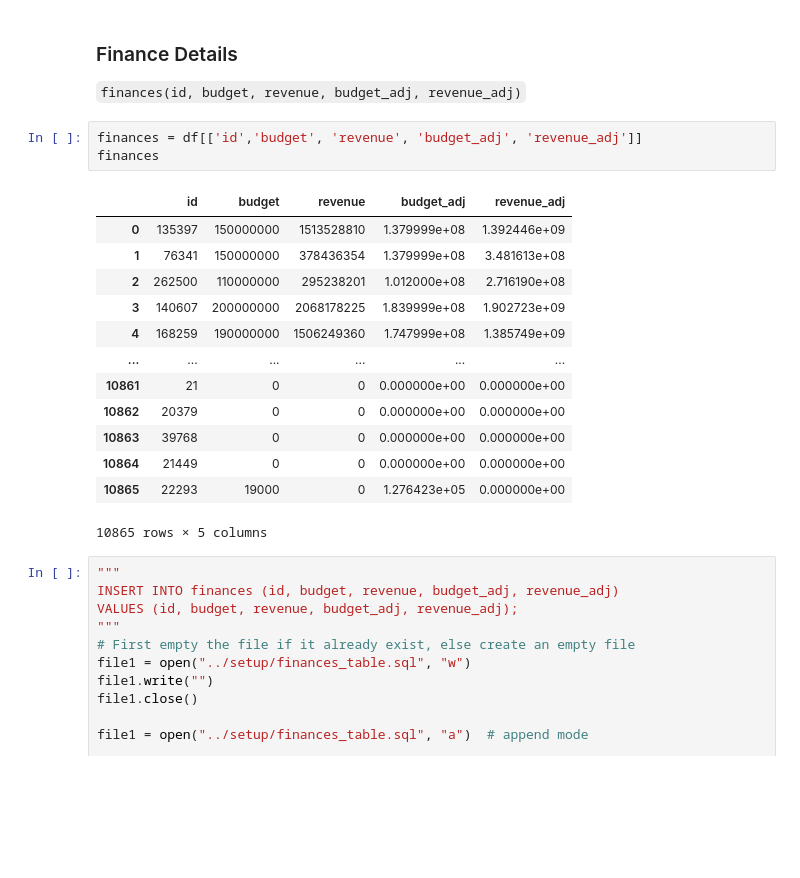
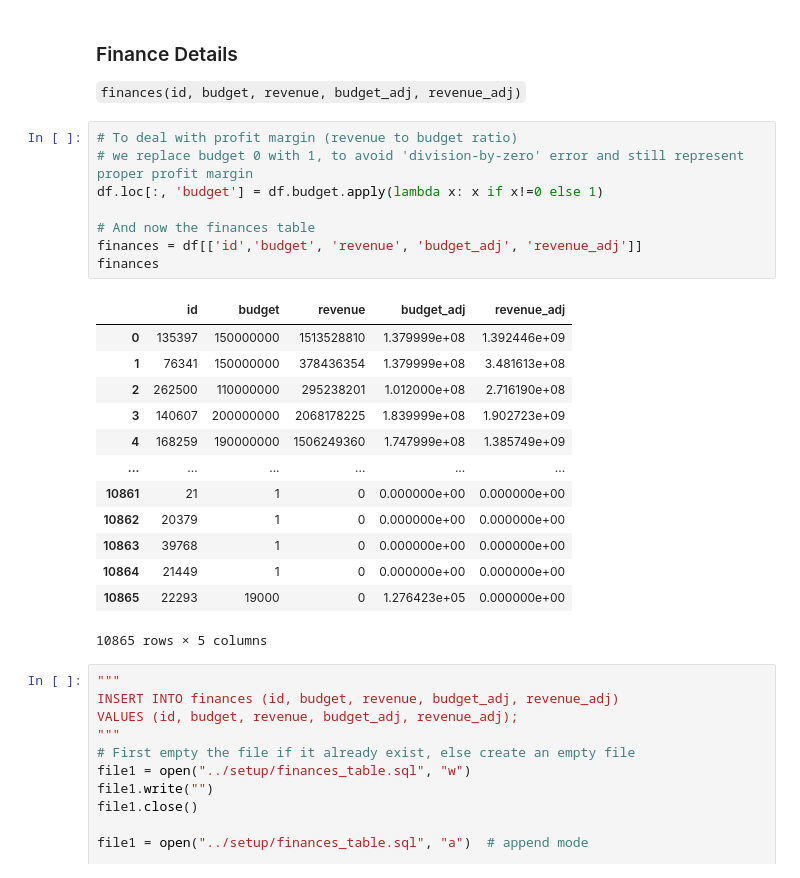
Before and after one commit to gowthamgeddam/DE_Project, a Jupyter notebook: python_files/preprocessing.ipynb, the cells around one changed output. Cells and saved outputs as stored; diff of their text form; blank space fills up the shorter version.

Commit message:
modified budget [zero budget}  in finances table

```diff
--- a/python_files/preprocessing.ipynb
+++ b/python_files/preprocessing.ipynb
@@ -237,20 +237,25 @@ metadata.shape
 ### Finance Details
 `finances(id, budget, revenue, budget_adj, revenue_adj)`
 # %%
+# To deal with profit margin (revenue to budget ratio)
+# we replace budget 0 with 1, to avoid 'division-by-zero' error and still represent proper profit margin
+df.loc[:, 'budget'] = df.budget.apply(lambda x: x if x!=0 else 1)
+
+# And now the finances table
 finances = df[['id','budget', 'revenue', 'budget_adj', 'revenue_adj']]
 finances
 # %% [output]
 |  | id | budget | revenue | budget_adj | revenue_adj |
 | 0 | 135397 | 150000000 | 1513528810 | 1.379999e+08 | 1.392446e+09 |
 | 1 | 76341 | 150000000 | 378436354 | 1.379999e+08 | 3.481613e+08 |
 | 2 | 262500 | 110000000 | 295238201 | 1.012000e+08 | 2.716190e+08 |
 | 3 | 140607 | 200000000 | 2068178225 | 1.839999e+08 | 1.902723e+09 |
 | 4 | 168259 | 190000000 | 1506249360 | 1.747999e+08 | 1.385749e+09 |
 | ... | ... | ... | ... | ... | ... |
-| 10861 | 21 | 0 | 0 | 0.000000e+00 | 0.000000e+00 |
-| 10862 | 20379 | 0 | 0 | 0.000000e+00 | 0.000000e+00 |
-| 10863 | 39768 | 0 | 0 | 0.000000e+00 | 0.000000e+00 |
-| 10864 | 21449 | 0 | 0 | 0.000000e+00 | 0.000000e+00 |
+| 10861 | 21 | 1 | 0 | 0.000000e+00 | 0.000000e+00 |
+| 10862 | 20379 | 1 | 0 | 0.000000e+00 | 0.000000e+00 |
+| 10863 | 39768 | 1 | 0 | 0.000000e+00 | 0.000000e+00 |
+| 10864 | 21449 | 1 | 0 | 0.000000e+00 | 0.000000e+00 |
 | 10865 | 22293 | 19000 | 0 | 1.276423e+05 | 0.000000e+00 |
 10865 rows × 5 columns
 # %%
```
Also changed, not shown: 1 other file.
